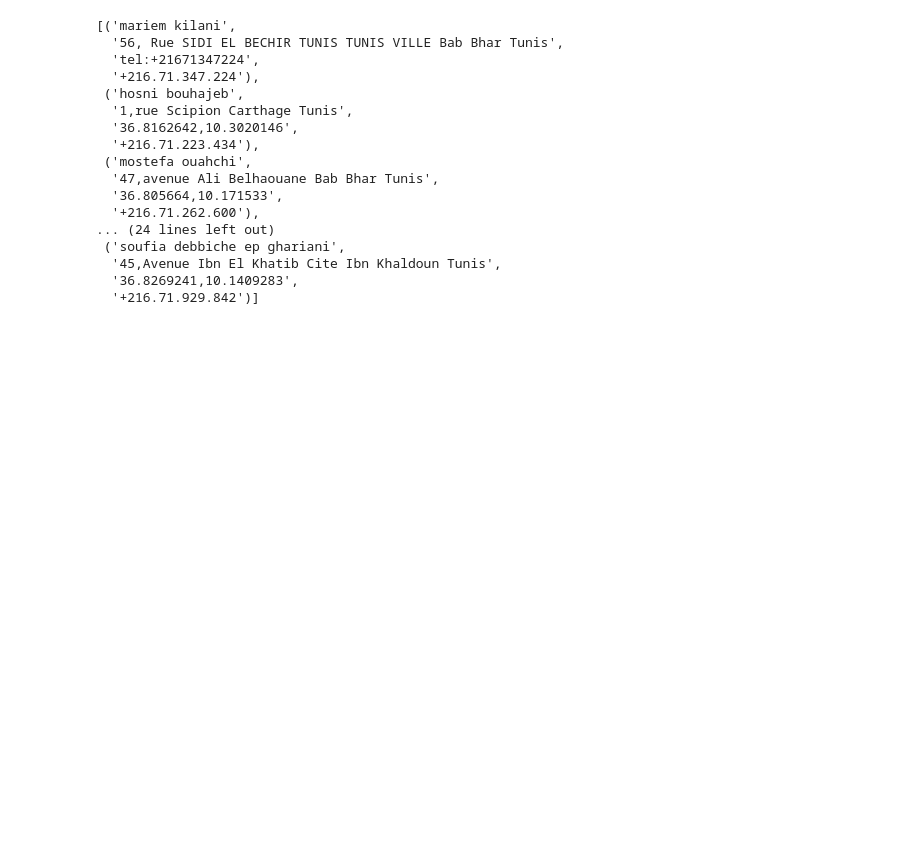
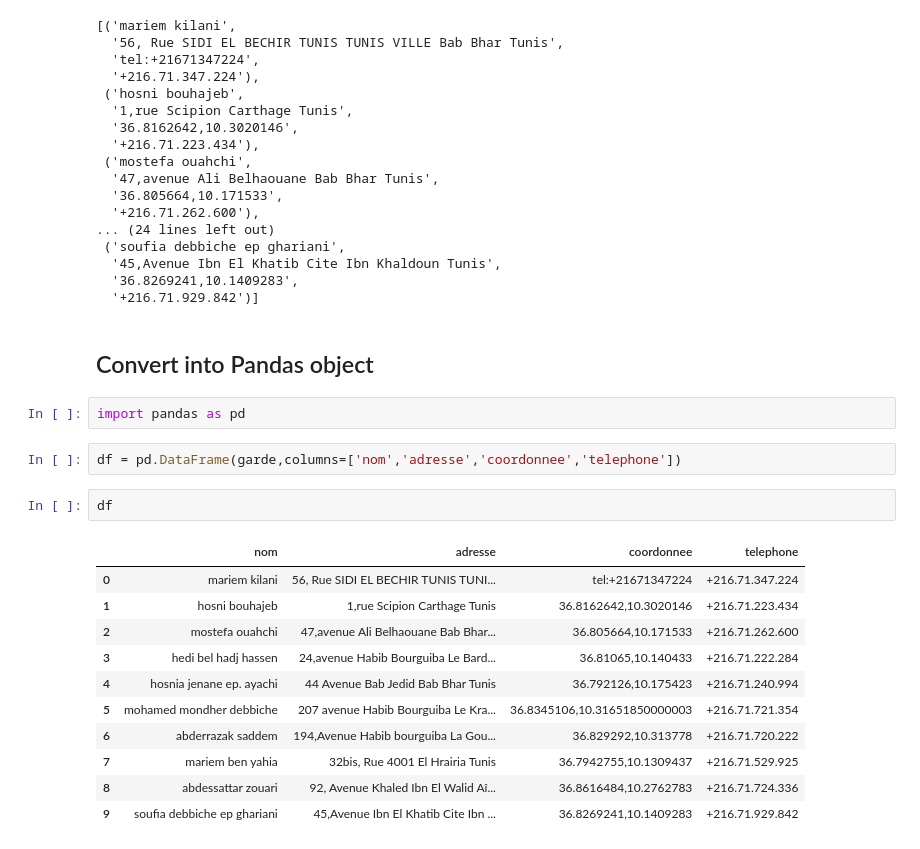
Before and after one commit to chikoungoun/Scraping, a Jupyter notebook: Pharmacies de garde/Tunis/Tunis - scrape on one page.ipynb, the cells around one changed output. Saved outputs shown, nothing was run; the diff lists cells and outputs as text; blank space fills up the shorter version.

Commit message:
convert into a pandas object

```diff
--- a/Pharmacies de garde/Tunis/Tunis - scrape on one page.ipynb
+++ b/Pharmacies de garde/Tunis/Tunis - scrape on one page.ipynb
@@ -235,3 +235,23 @@ garde
   '45,Avenue Ibn El Khatib Cite Ibn Khaldoun Tunis',
   '36.8269241,10.1409283',
   '+216.71.929.842')]
+# %% [markdown]
+## Convert into Pandas object
+# %%
+import pandas as pd
+# %%
+df = pd.DataFrame(garde,columns=['nom','adresse','coordonnee','telephone'])
+# %%
+df
+# %% [output]
+|  | nom | adresse | coordonnee | telephone |
+| 0 | mariem kilani | 56, Rue SIDI EL BECHIR TUNIS TUNI... | tel:+21671347224 | +216.71.347.224 |
+| 1 | hosni bouhajeb | 1,rue Scipion Carthage Tunis | 36.8162642,10.3020146 | +216.71.223.434 |
+| 2 | mostefa ouahchi | 47,avenue Ali Belhaouane Bab Bhar... | 36.805664,10.171533 | +216.71.262.600 |
+| 3 | hedi bel hadj hassen | 24,avenue Habib Bourguiba Le Bard... | 36.81065,10.140433 | +216.71.222.284 |
+| 4 | hosnia jenane ep. ayachi | 44 Avenue Bab Jedid Bab Bhar Tunis | 36.792126,10.175423 | +216.71.240.994 |
+| 5 | mohamed mondher debbiche | 207 avenue Habib Bourguiba Le Kra... | 36.8345106,10.31651850000003 | +216.71.721.354 |
+| 6 | abderrazak saddem | 194,Avenue Habib bourguiba La Gou... | 36.829292,10.313778 | +216.71.720.222 |
+| 7 | mariem ben yahia | 32bis, Rue 4001 El Hrairia Tunis | 36.7942755,10.1309437 | +216.71.529.925 |
+| 8 | abdessattar zouari | 92, Avenue Khaled Ibn El Walid Aî... | 36.8616484,10.2762783 | +216.71.724.336 |
+| 9 | soufia debbiche ep ghariani | 45,Avenue Ibn El Khatib Cite Ibn ... | 36.8269241,10.1409283 | +216.71.929.842 |
```
